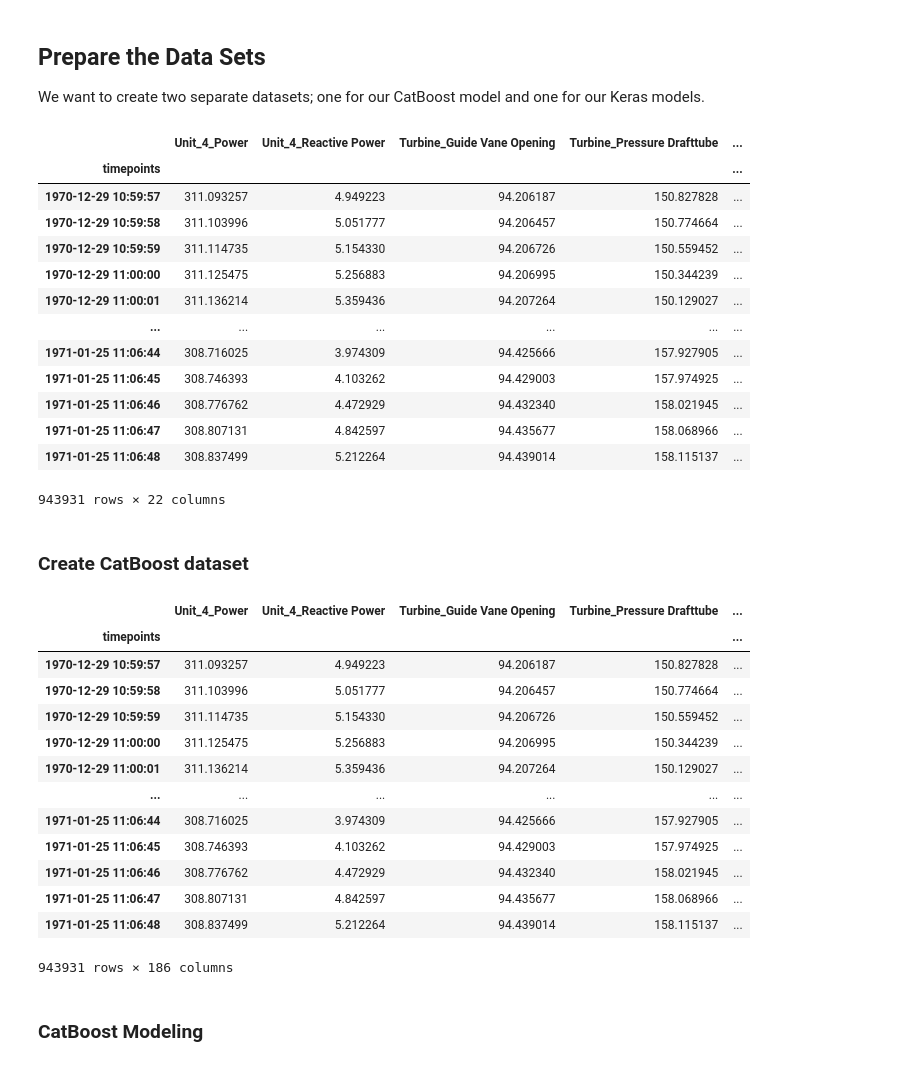
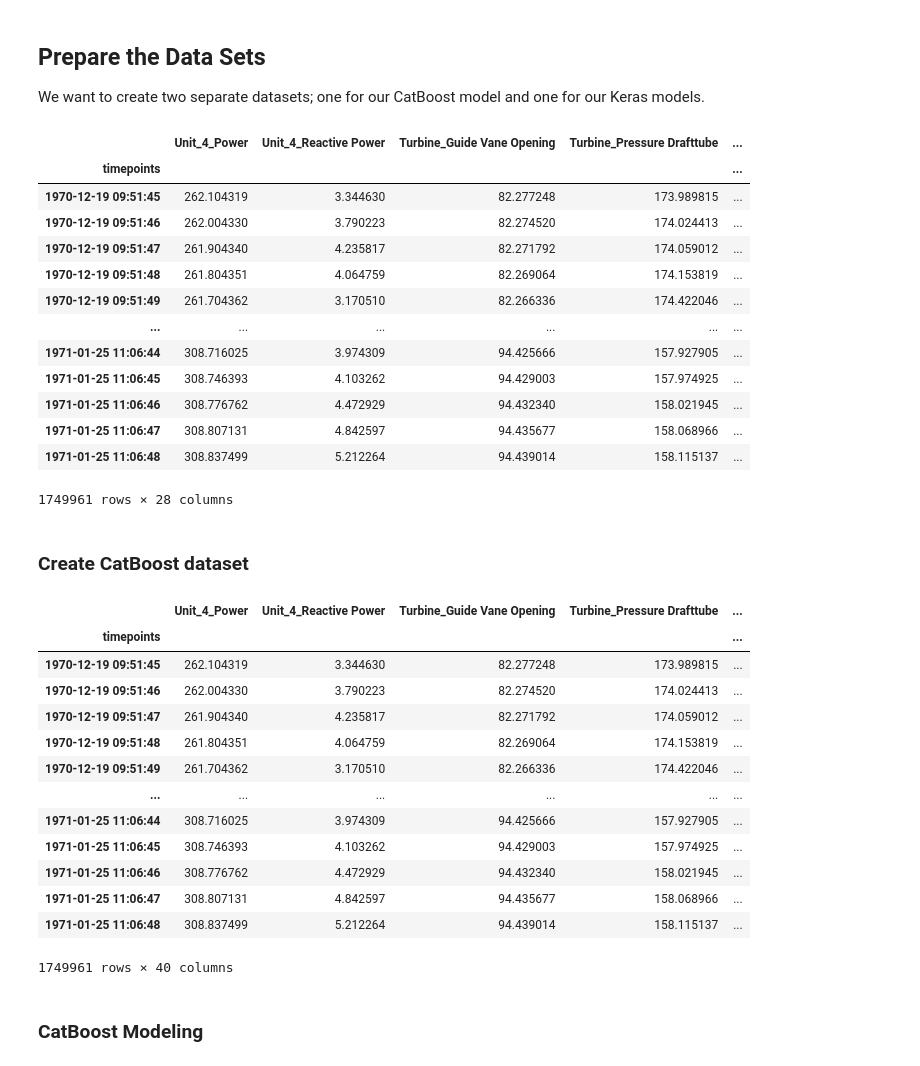
Before and after one commit to mikaelste/krafthack_22, a Jupyter notebook: notebooks/02_modeling.ipynb, the cells around one changed output. Cells and saved outputs as stored; diff of their text form; code cells hidden in the pictures.

```diff
--- a/notebooks/02_modeling.ipynb
+++ b/notebooks/02_modeling.ipynb
@@ -16,22 +16,22 @@ from sklearn.preprocessing import MinMaxScaler
 ## Prepare the Data Sets
 We want to create two separate datasets; one for our CatBoost model and one for our Keras models.
 # %%
-df = pd.read_parquet("../data/raw/input_dataset-2.parquet")
+df = pd.read_parquet("../data/structured/general/combined_data.parquet")
 df = df.dropna()
 df
 # %% [output]
 |  | Unit_4_Power | Unit_4_Reactive Power | Turbine_Guide Vane Opening | Turbine_Pressure Drafttube | ... |
 | timepoints |  |  |  |  | ... |
-| 1970-12-29 10:59:57 | 311.093257 | 4.949223 | 94.206187 | 150.827828 | ... |
-| 1970-12-29 10:59:58 | 311.103996 | 5.051777 | 94.206457 | 150.774664 | ... |
-| 1970-12-29 10:59:59 | 311.114735 | 5.154330 | 94.206726 | 150.559452 | ... |
-| 1970-12-29 11:00:00 | 311.125475 | 5.256883 | 94.206995 | 150.344239 | ... |
-| 1970-12-29 11:00:01 | 311.136214 | 5.359436 | 94.207264 | 150.129027 | ... |
+| 1970-12-19 09:51:45 | 262.104319 | 3.344630 | 82.277248 | 173.989815 | ... |
+| 1970-12-19 09:51:46 | 262.004330 | 3.790223 | 82.274520 | 174.024413 | ... |
+| 1970-12-19 09:51:47 | 261.904340 | 4.235817 | 82.271792 | 174.059012 | ... |
+| 1970-12-19 09:51:48 | 261.804351 | 4.064759 | 82.269064 | 174.153819 | ... |
+| 1970-12-19 09:51:49 | 261.704362 | 3.170510 | 82.266336 | 174.422046 | ... |
 | ... | ... | ... | ... | ... | ... |
 | 1971-01-25 11:06:44 | 308.716025 | 3.974309 | 94.425666 | 157.927905 | ... |
 | 1971-01-25 11:06:45 | 308.746393 | 4.103262 | 94.429003 | 157.974925 | ... |
 | 1971-01-25 11:06:46 | 308.776762 | 4.472929 | 94.432340 | 158.021945 | ... |
 | 1971-01-25 11:06:47 | 308.807131 | 4.842597 | 94.435677 | 158.068966 | ... |
 | 1971-01-25 11:06:48 | 308.837499 | 5.212264 | 94.439014 | 158.115137 | ... |
-943931 rows × 22 columns
+1749961 rows × 28 columns
 # %%
@@ -42,7 +44,8 @@ y_cols = [c for c in df if c.endswith("Tensile")]
 # %%
-lookback = 30
+lookback = 2
 
-cX = df[X_cols].copy()
+cX = df.drop(columns=y_cols+adj_cols)
+X_cols = cX.drop(columns=extra_cols).columns
 for i in range(1, lookback+1):
     cX.loc[:, [f"{c} (t-{i})" for c in X_cols]] = cX[X_cols].shift(i).rename(columns={c: f"{c} (t-{i})" for c in X_cols})
 
@@ -52,18 +55,18 @@ cX
 # %% [output]
 |  | Unit_4_Power | Unit_4_Reactive Power | Turbine_Guide Vane Opening | Turbine_Pressure Drafttube | ... |
 | timepoints |  |  |  |  | ... |
-| 1970-12-29 10:59:57 | 311.093257 | 4.949223 | 94.206187 | 150.827828 | ... |
-| 1970-12-29 10:59:58 | 311.103996 | 5.051777 | 94.206457 | 150.774664 | ... |
-| 1970-12-29 10:59:59 | 311.114735 | 5.154330 | 94.206726 | 150.559452 | ... |
-| 1970-12-29 11:00:00 | 311.125475 | 5.256883 | 94.206995 | 150.344239 | ... |
-| 1970-12-29 11:00:01 | 311.136214 | 5.359436 | 94.207264 | 150.129027 | ... |
+| 1970-12-19 09:51:45 | 262.104319 | 3.344630 | 82.277248 | 173.989815 | ... |
+| 1970-12-19 09:51:46 | 262.004330 | 3.790223 | 82.274520 | 174.024413 | ... |
+| 1970-12-19 09:51:47 | 261.904340 | 4.235817 | 82.271792 | 174.059012 | ... |
+| 1970-12-19 09:51:48 | 261.804351 | 4.064759 | 82.269064 | 174.153819 | ... |
+| 1970-12-19 09:51:49 | 261.704362 | 3.170510 | 82.266336 | 174.422046 | ... |
 | ... | ... | ... | ... | ... | ... |
 | 1971-01-25 11:06:44 | 308.716025 | 3.974309 | 94.425666 | 157.927905 | ... |
 | 1971-01-25 11:06:45 | 308.746393 | 4.103262 | 94.429003 | 157.974925 | ... |
 | 1971-01-25 11:06:46 | 308.776762 | 4.472929 | 94.432340 | 158.021945 | ... |
 | 1971-01-25 11:06:47 | 308.807131 | 4.842597 | 94.435677 | 158.068966 | ... |
 | 1971-01-25 11:06:48 | 308.837499 | 5.212264 | 94.439014 | 158.115137 | ... |
-943931 rows × 186 columns
+1749961 rows × 40 columns
 # %%
 def train_test_split(X, y, test_percent=0.1, offset_percent=0):
 
```
Also changed, not shown: parts of 25 cells of this notebook, 1 other file.
